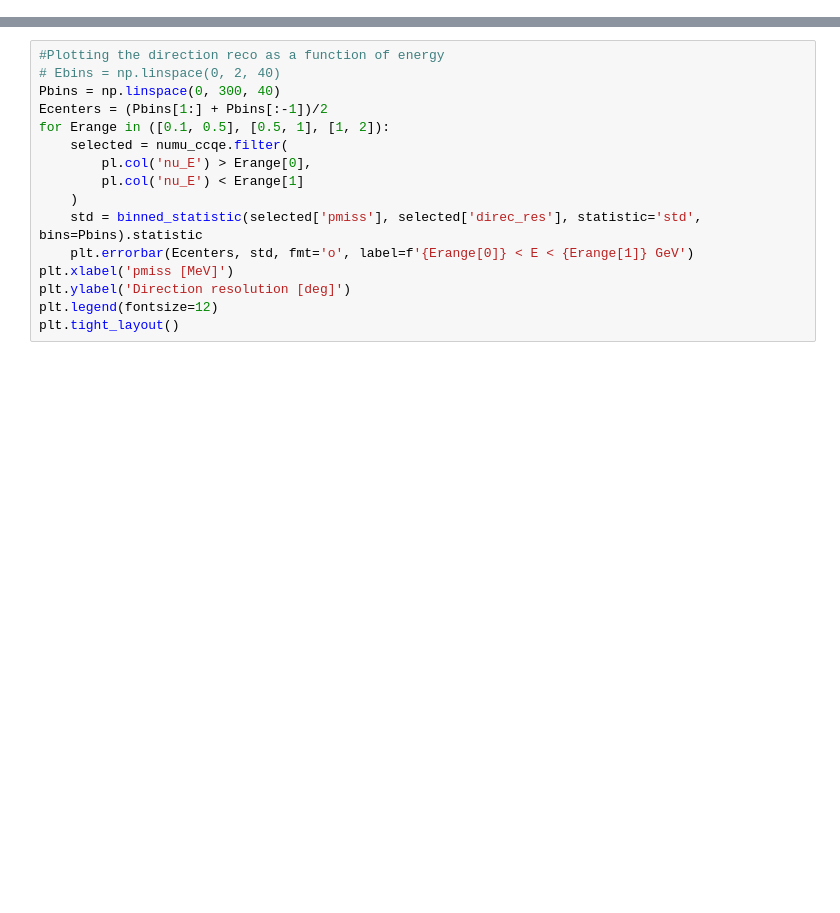
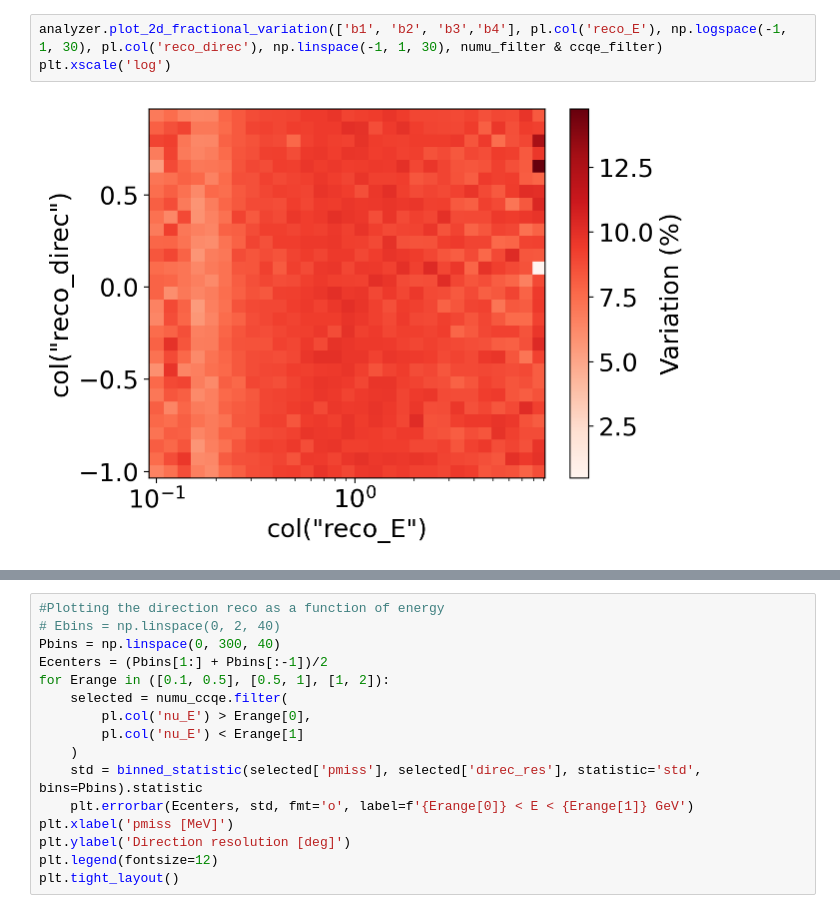
Before and after one commit to DUNE/atmospherics-tools, a Jupyter notebook: xsec_systs_calculation/tools/read_systs.ipynb, the cells around one changed output, grey strips where cells are left out. Drawn from its saved outputs; the diff is of its cells as text; blank space fills up the shorter version.

```diff
--- a/xsec_systs_calculation/tools/read_systs.ipynb
+++ b/xsec_systs_calculation/tools/read_systs.ipynb
@@ -115,0 +125,5 @@ plt.colorbar()
+# %%
+analyzer.plot_2d_fractional_variation(['b1', 'b2', 'b3','b4'], pl.col('reco_E'), np.logspace(-1, 1, 30), pl.col('reco_direc'), np.linspace(-1, 1, 30), numu_filter & ccqe_filter)
+plt.xscale('log')
+# %% [output]
+[figure, added]
```
Also changed, not shown: parts of 29 cells of this notebook, 3 other files.
